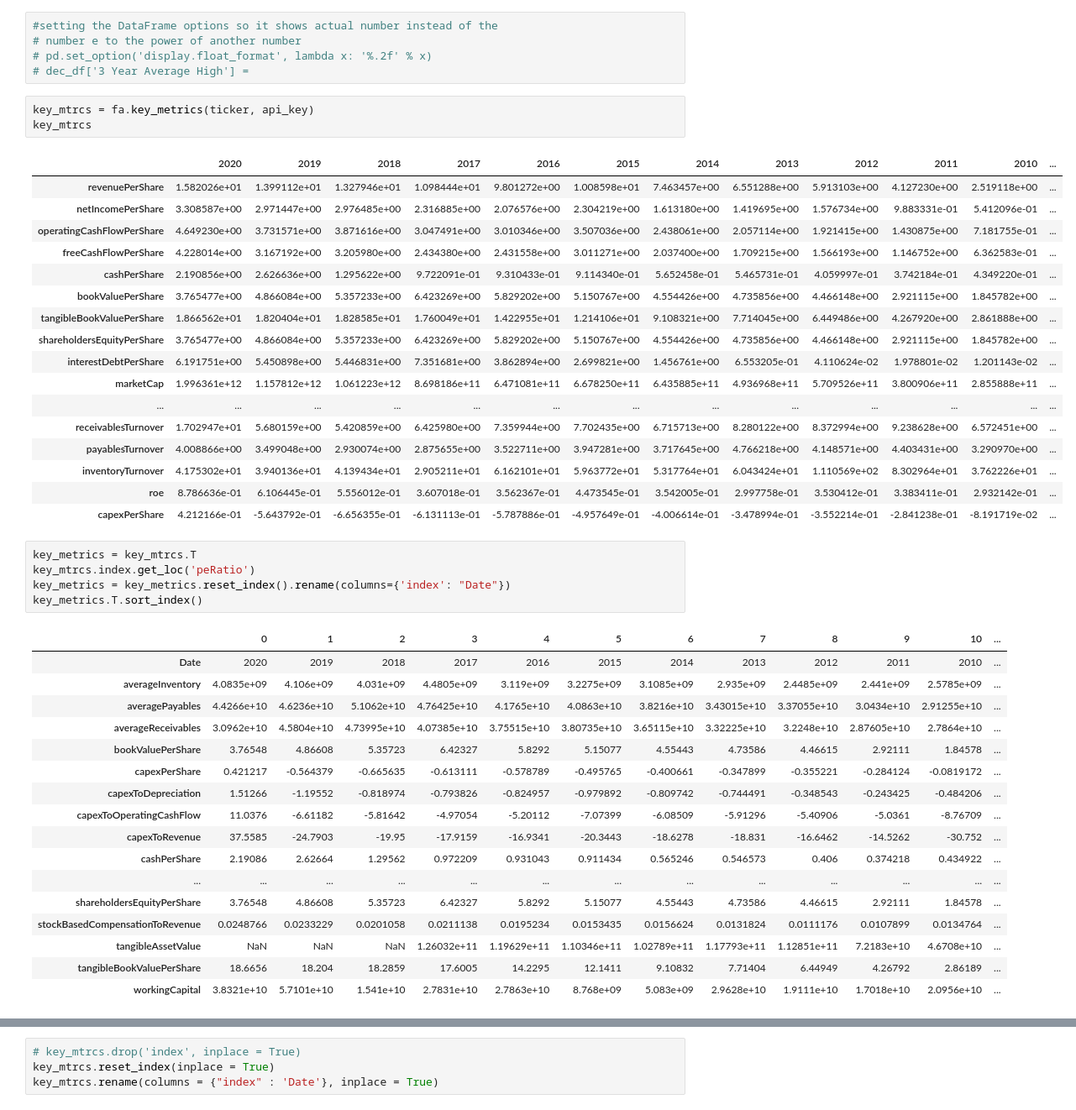
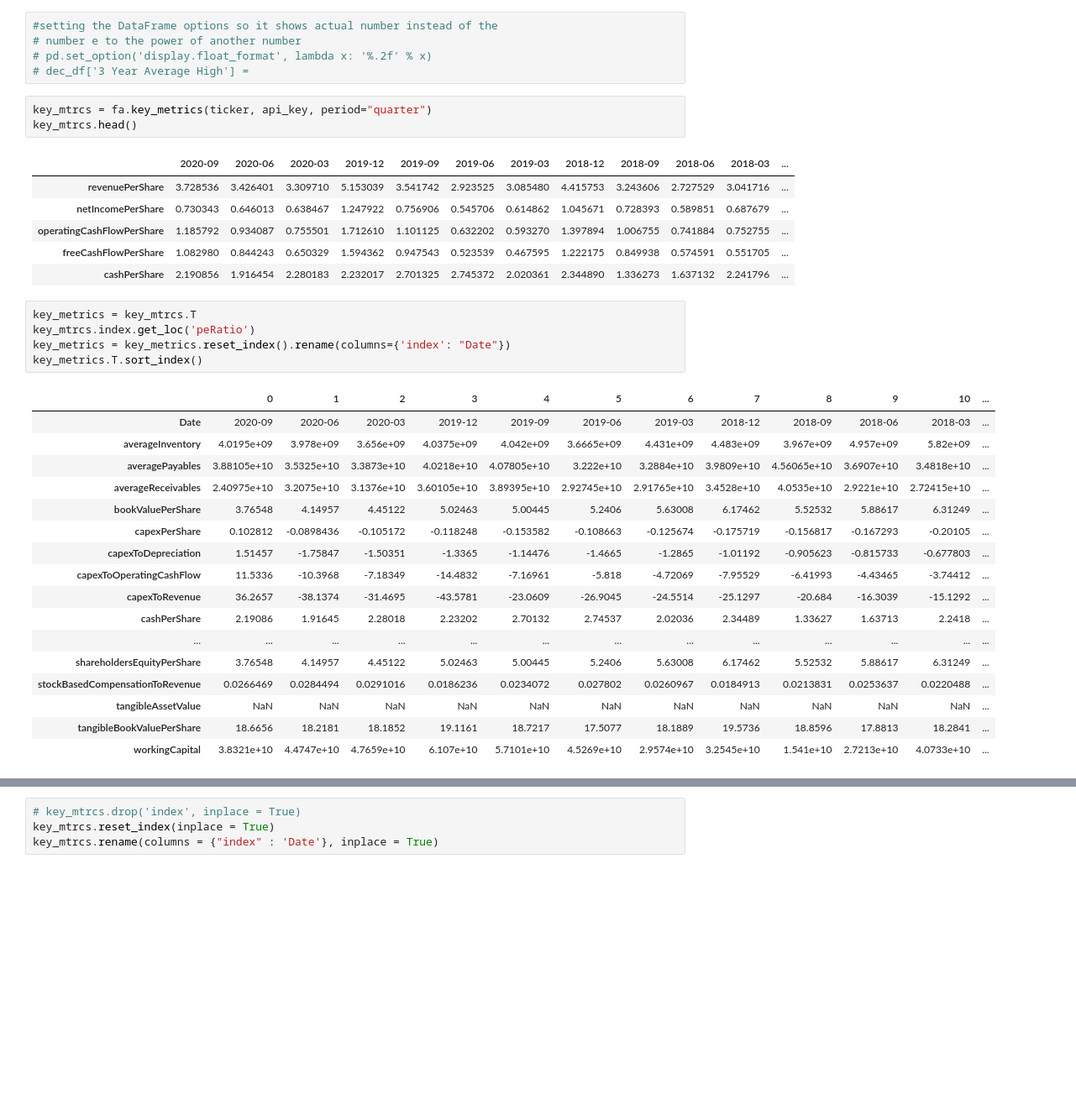
Before and after one commit to mmdebrahimi/Guided-Capstone, a Jupyter notebook: Fundamental_Analysis120-Quarterly-Copy1.ipynb, the cells around one changed output, grey strips where cells are left out. Shown at 84% size. Cells and saved outputs as stored; diff of their text form; blank space fills up the shorter version.

Commit message:
Add files via upload
fixed issues with key_mtrcs parameter

```diff
--- a/Fundamental_Analysis120-Quarterly-Copy1.ipynb
+++ b/Fundamental_Analysis120-Quarterly-Copy1.ipynb
@@ -1040,26 +1014,15 @@ enterprise_value
 # pd.set_option('display.float_format', lambda x: '%.2f' % x)
 # dec_df['3 Year Average High'] =
 # %%
-key_mtrcs = fa.key_metrics(ticker, api_key)
-key_mtrcs
+key_mtrcs = fa.key_metrics(ticker, api_key, period="quarter")
+key_mtrcs.head()
 # %% [output]
-|  | 2020 | 2019 | 2018 | 2017 | 2016 | 2015 | 2014 | 2013 | 2012 | 2011 | 2010 | ... |
-| revenuePerShare | 1.582026e+01 | 1.399112e+01 | 1.327946e+01 | 1.098444e+01 | 9.801272e+00 | 1.008598e+01 | 7.463457e+00 | 6.551288e+00 | 5.913103e+00 | 4.127230e+00 | 2.519118e+00 | ... |
-| netIncomePerShare | 3.308587e+00 | 2.971447e+00 | 2.976485e+00 | 2.316885e+00 | 2.076576e+00 | 2.304219e+00 | 1.613180e+00 | 1.419695e+00 | 1.576734e+00 | 9.883331e-01 | 5.412096e-01 | ... |
-| operatingCashFlowPerShare | 4.649230e+00 | 3.731571e+00 | 3.871616e+00 | 3.047491e+00 | 3.010346e+00 | 3.507036e+00 | 2.438061e+00 | 2.057114e+00 | 1.921415e+00 | 1.430875e+00 | 7.181755e-01 | ... |
-| freeCashFlowPerShare | 4.228014e+00 | 3.167192e+00 | 3.205980e+00 | 2.434380e+00 | 2.431558e+00 | 3.011271e+00 | 2.037400e+00 | 1.709215e+00 | 1.566193e+00 | 1.146752e+00 | 6.362583e-01 | ... |
-| cashPerShare | 2.190856e+00 | 2.626636e+00 | 1.295622e+00 | 9.722091e-01 | 9.310433e-01 | 9.114340e-01 | 5.652458e-01 | 5.465731e-01 | 4.059997e-01 | 3.742184e-01 | 4.349220e-01 | ... |
-| bookValuePerShare | 3.765477e+00 | 4.866084e+00 | 5.357233e+00 | 6.423269e+00 | 5.829202e+00 | 5.150767e+00 | 4.554426e+00 | 4.735856e+00 | 4.466148e+00 | 2.921115e+00 | 1.845782e+00 | ... |
-| tangibleBookValuePerShare | 1.866562e+01 | 1.820404e+01 | 1.828585e+01 | 1.760049e+01 | 1.422955e+01 | 1.214106e+01 | 9.108321e+00 | 7.714045e+00 | 6.449486e+00 | 4.267920e+00 | 2.861888e+00 | ... |
-| shareholdersEquityPerShare | 3.765477e+00 | 4.866084e+00 | 5.357233e+00 | 6.423269e+00 | 5.829202e+00 | 5.150767e+00 | 4.554426e+00 | 4.735856e+00 | 4.466148e+00 | 2.921115e+00 | 1.845782e+00 | ... |
-| interestDebtPerShare | 6.191751e+00 | 5.450898e+00 | 5.446831e+00 | 7.351681e+00 | 3.862894e+00 | 2.699821e+00 | 1.456761e+00 | 6.553205e-01 | 4.110624e-02 | 1.978801e-02 | 1.201143e-02 | ... |
-| marketCap | 1.996361e+12 | 1.157812e+12 | 1.061223e+12 | 8.698186e+11 | 6.471081e+11 | 6.678250e+11 | 6.435885e+11 | 4.936968e+11 | 5.709526e+11 | 3.800906e+11 | 2.855888e+11 | ... |
-| ... | ... | ... | ... | ... | ... | ... | ... | ... | ... | ... | ... | ... |
-| receivablesTurnover | 1.702947e+01 | 5.680159e+00 | 5.420859e+00 | 6.425980e+00 | 7.359944e+00 | 7.702435e+00 | 6.715713e+00 | 8.280122e+00 | 8.372994e+00 | 9.238628e+00 | 6.572451e+00 | ... |
-| payablesTurnover | 4.008866e+00 | 3.499048e+00 | 2.930074e+00 | 2.875655e+00 | 3.522711e+00 | 3.947281e+00 | 3.717645e+00 | 4.766218e+00 | 4.148571e+00 | 4.403431e+00 | 3.290970e+00 | ... |
-| inventoryTurnover | 4.175302e+01 | 3.940136e+01 | 4.139434e+01 | 2.905211e+01 | 6.162101e+01 | 5.963772e+01 | 5.317764e+01 | 6.043424e+01 | 1.110569e+02 | 8.302964e+01 | 3.762226e+01 | ... |
-| roe | 8.786636e-01 | 6.106445e-01 | 5.556012e-01 | 3.607018e-01 | 3.562367e-01 | 4.473545e-01 | 3.542005e-01 | 2.997758e-01 | 3.530412e-01 | 3.383411e-01 | 2.932142e-01 | ... |
-| capexPerShare | 4.212166e-01 | -5.643792e-01 | -6.656355e-01 | -6.131113e-01 | -5.787886e-01 | -4.957649e-01 | -4.006614e-01 | -3.478994e-01 | -3.552214e-01 | -2.841238e-01 | -8.191719e-02 | ... |
+|  | 2020-09 | 2020-06 | 2020-03 | 2019-12 | 2019-09 | 2019-06 | 2019-03 | 2018-12 | 2018-09 | 2018-06 | 2018-03 | ... |
+| revenuePerShare | 3.728536 | 3.426401 | 3.309710 | 5.153039 | 3.541742 | 2.923525 | 3.085480 | 4.415753 | 3.243606 | 2.727529 | 3.041716 | ... |
+| netIncomePerShare | 0.730343 | 0.646013 | 0.638467 | 1.247922 | 0.756906 | 0.545706 | 0.614862 | 1.045671 | 0.728393 | 0.589851 | 0.687679 | ... |
+| operatingCashFlowPerShare | 1.185792 | 0.934087 | 0.755501 | 1.712610 | 1.101125 | 0.632202 | 0.593270 | 1.397894 | 1.006755 | 0.741884 | 0.752755 | ... |
+| freeCashFlowPerShare | 1.082980 | 0.844243 | 0.650329 | 1.594362 | 0.947543 | 0.523539 | 0.467595 | 1.222175 | 0.849938 | 0.574591 | 0.551705 | ... |
+| cashPerShare | 2.190856 | 1.916454 | 2.280183 | 2.232017 | 2.701325 | 2.745372 | 2.020361 | 2.344890 | 1.336273 | 1.637132 | 2.241796 | ... |
 # %%
 key_metrics = key_mtrcs.T
 key_mtrcs.index.get_loc('peRatio')
@@ -1067,19 +1030,19 @@ key_metrics = key_metrics.reset_index().rename(columns={'index': "Date"})
 key_metrics.T.sort_index()
 # %% [output]
 |  | 0 | 1 | 2 | 3 | 4 | 5 | 6 | 7 | 8 | 9 | 10 | ... |
-| Date | 2020 | 2019 | 2018 | 2017 | 2016 | 2015 | 2014 | 2013 | 2012 | 2011 | 2010 | ... |
-| averageInventory | 4.0835e+09 | 4.106e+09 | 4.031e+09 | 4.4805e+09 | 3.119e+09 | 3.2275e+09 | 3.1085e+09 | 2.935e+09 | 2.4485e+09 | 2.441e+09 | 2.5785e+09 | ... |
-| averagePayables | 4.4266e+10 | 4.6236e+10 | 5.1062e+10 | 4.76425e+10 | 4.1765e+10 | 4.0863e+10 | 3.8216e+10 | 3.43015e+10 | 3.37055e+10 | 3.0434e+10 | 2.91255e+10 | ... |
-| averageReceivables | 3.0962e+10 | 4.5804e+10 | 4.73995e+10 | 4.07385e+10 | 3.75515e+10 | 3.80735e+10 | 3.65115e+10 | 3.32225e+10 | 3.2248e+10 | 2.87605e+10 | 2.7864e+10 | ... |
-| bookValuePerShare | 3.76548 | 4.86608 | 5.35723 | 6.42327 | 5.8292 | 5.15077 | 4.55443 | 4.73586 | 4.46615 | 2.92111 | 1.84578 | ... |
-| capexPerShare | 0.421217 | -0.564379 | -0.665635 | -0.613111 | -0.578789 | -0.495765 | -0.400661 | -0.347899 | -0.355221 | -0.284124 | -0.0819172 | ... |
-| capexToDepreciation | 1.51266 | -1.19552 | -0.818974 | -0.793826 | -0.824957 | -0.979892 | -0.809742 | -0.744491 | -0.348543 | -0.243425 | -0.484206 | ... |
-| capexToOperatingCashFlow | 11.0376 | -6.61182 | -5.81642 | -4.97054 | -5.20112 | -7.07399 | -6.08509 | -5.91296 | -5.40906 | -5.0361 | -8.76709 | ... |
-| capexToRevenue | 37.5585 | -24.7903 | -19.95 | -17.9159 | -16.9341 | -20.3443 | -18.6278 | -18.831 | -16.6462 | -14.5262 | -30.752 | ... |
-| cashPerShare | 2.19086 | 2.62664 | 1.29562 | 0.972209 | 0.931043 | 0.911434 | 0.565246 | 0.546573 | 0.406 | 0.374218 | 0.434922 | ... |
+| Date | 2020-09 | 2020-06 | 2020-03 | 2019-12 | 2019-09 | 2019-06 | 2019-03 | 2018-12 | 2018-09 | 2018-06 | 2018-03 | ... |
+| averageInventory | 4.0195e+09 | 3.978e+09 | 3.656e+09 | 4.0375e+09 | 4.042e+09 | 3.6665e+09 | 4.431e+09 | 4.483e+09 | 3.967e+09 | 4.957e+09 | 5.82e+09 | ... |
+| averagePayables | 3.88105e+10 | 3.5325e+10 | 3.3873e+10 | 4.0218e+10 | 4.07805e+10 | 3.222e+10 | 3.2884e+10 | 3.9809e+10 | 4.56065e+10 | 3.6907e+10 | 3.4818e+10 | ... |
+| averageReceivables | 2.40975e+10 | 3.2075e+10 | 3.1376e+10 | 3.60105e+10 | 3.89395e+10 | 2.92745e+10 | 2.91765e+10 | 3.4528e+10 | 4.0535e+10 | 2.9221e+10 | 2.72415e+10 | ... |
+| bookValuePerShare | 3.76548 | 4.14957 | 4.45122 | 5.02463 | 5.00445 | 5.2406 | 5.63008 | 6.17462 | 5.52532 | 5.88617 | 6.31249 | ... |
+| capexPerShare | 0.102812 | -0.0898436 | -0.105172 | -0.118248 | -0.153582 | -0.108663 | -0.125674 | -0.175719 | -0.156817 | -0.167293 | -0.20105 | ... |
+| capexToDepreciation | 1.51457 | -1.75847 | -1.50351 | -1.3365 | -1.14476 | -1.4665 | -1.2865 | -1.01192 | -0.905623 | -0.815733 | -0.677803 | ... |
+| capexToOperatingCashFlow | 11.5336 | -10.3968 | -7.18349 | -14.4832 | -7.16961 | -5.818 | -4.72069 | -7.95529 | -6.41993 | -4.43465 | -3.74412 | ... |
+| capexToRevenue | 36.2657 | -38.1374 | -31.4695 | -43.5781 | -23.0609 | -26.9045 | -24.5514 | -25.1297 | -20.684 | -16.3039 | -15.1292 | ... |
+| cashPerShare | 2.19086 | 1.91645 | 2.28018 | 2.23202 | 2.70132 | 2.74537 | 2.02036 | 2.34489 | 1.33627 | 1.63713 | 2.2418 | ... |
 | ... | ... | ... | ... | ... | ... | ... | ... | ... | ... | ... | ... | ... |
-| shareholdersEquityPerShare | 3.76548 | 4.86608 | 5.35723 | 6.42327 | 5.8292 | 5.15077 | 4.55443 | 4.73586 | 4.46615 | 2.92111 | 1.84578 | ... |
-| stockBasedCompensationToRevenue | 0.0248766 | 0.0233229 | 0.0201058 | 0.0211138 | 0.0195234 | 0.0153435 | 0.0156624 | 0.0131824 | 0.0111176 | 0.0107899 | 0.0134764 | ... |
-| tangibleAssetValue | NaN | NaN | NaN | 1.26032e+11 | 1.19629e+11 | 1.10346e+11 | 1.02789e+11 | 1.17793e+11 | 1.12851e+11 | 7.2183e+10 | 4.6708e+10 | ... |
-| tangibleBookValuePerShare | 18.6656 | 18.204 | 18.2859 | 17.6005 | 14.2295 | 12.1411 | 9.10832 | 7.71404 | 6.44949 | 4.26792 | 2.86189 | ... |
-| workingCapital | 3.8321e+10 | 5.7101e+10 | 1.541e+10 | 2.7831e+10 | 2.7863e+10 | 8.768e+09 | 5.083e+09 | 2.9628e+10 | 1.9111e+10 | 1.7018e+10 | 2.0956e+10 | ... |
+| shareholdersEquityPerShare | 3.76548 | 4.14957 | 4.45122 | 5.02463 | 5.00445 | 5.2406 | 5.63008 | 6.17462 | 5.52532 | 5.88617 | 6.31249 | ... |
+| stockBasedCompensationToRevenue | 0.0266469 | 0.0284494 | 0.0291016 | 0.0186236 | 0.0234072 | 0.027802 | 0.0260967 | 0.0184913 | 0.0213831 | 0.0253637 | 0.0220488 | ... |
+| tangibleAssetValue | NaN | NaN | NaN | NaN | NaN | NaN | NaN | NaN | NaN | NaN | NaN | ... |
+| tangibleBookValuePerShare | 18.6656 | 18.2181 | 18.1852 | 19.1161 | 18.7217 | 17.5077 | 18.1889 | 19.5736 | 18.8596 | 17.8813 | 18.2841 | ... |
+| workingCapital | 3.8321e+10 | 4.4747e+10 | 4.7659e+10 | 6.107e+10 | 5.7101e+10 | 4.5269e+10 | 2.9574e+10 | 3.2545e+10 | 1.541e+10 | 2.7213e+10 | 4.0733e+10 | ... |
```
Also changed, not shown: parts of 21 cells of this notebook.
